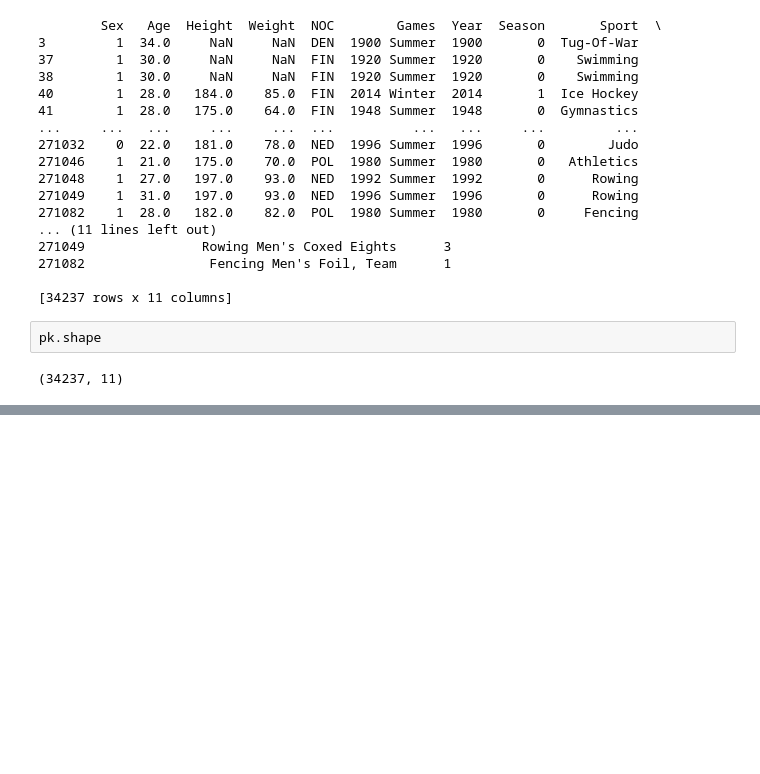
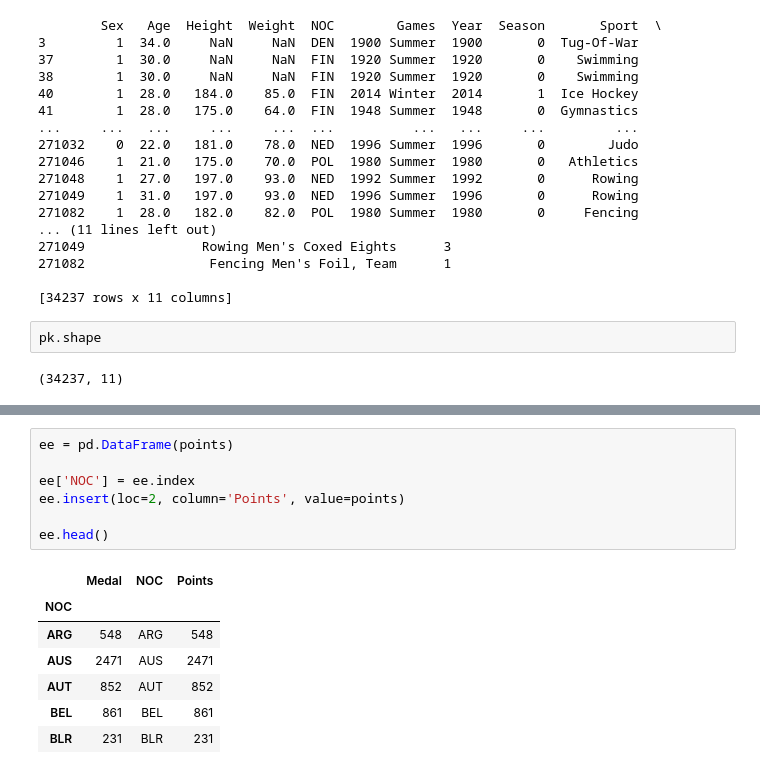
Before and after one commit to Pawansingh3889/Data-Science-Programming-Project, a Jupyter notebook: DS file.ipynb, the cells around one changed output, grey strips where cells are left out. Cells and saved outputs as stored; diff of their text form; blank space fills up the shorter version.

```diff
--- a/DS file.ipynb
+++ b/DS file.ipynb
@@ -351,0 +455,15 @@ plt.show()
+# %%
+ee = pd.DataFrame(points)
+
+ee['NOC'] = ee.index
+ee.insert(loc=2, column='Points', value=points)
+
+ee.head()
+# %% [output]
+|  | Medal | NOC | Points |
+| NOC |  |  |  |
+| ARG | 548 | ARG | 548 |
+| AUS | 2471 | AUS | 2471 |
+| AUT | 852 | AUT | 852 |
+| BEL | 861 | BEL | 861 |
+| BLR | 231 | BLR | 231 |
```
Also changed, not shown: parts of 9 cells of this notebook.
